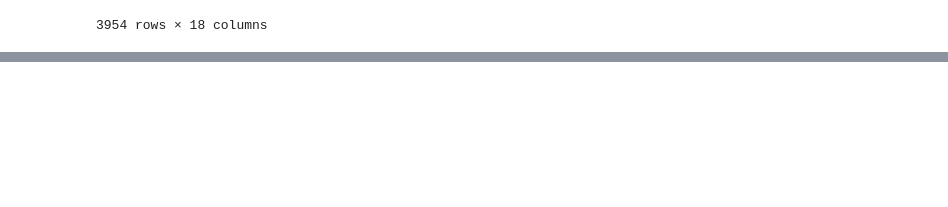
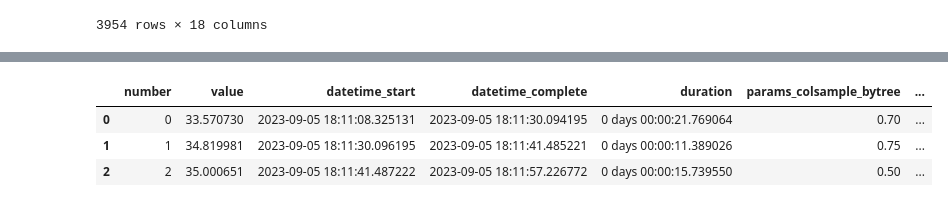
Before and after one commit to AnMyeongGyu/dacon_new_drug, a Jupyter notebook: 01_base_model.ipynb, the cells around one changed output, grey strips where cells are left out. Cells and saved outputs as stored; diff of their text form; code cells hidden in the pictures; blank space fills up the shorter version.

```diff
--- a/01_base_model.ipynb
+++ b/01_base_model.ipynb
@@ -363,0 +407,5 @@ df_train_target
+# %%
+study = optuna.create_study(direction='minimize')
+study.optimize(objective, n_trials=3)
+print('Number of finished trials:', len(study.trials))
+print('Best trial:', study.best_trial.params)
@@ -363,0 +419,7 @@ df_train_target
+# %%
+study.trials_dataframe()
+# %% [output]
+|  | number | value | datetime_start | datetime_complete | duration | params_colsample_bytree | ... |
+| 0 | 0 | 33.570730 | 2023-09-05 18:11:08.325131 | 2023-09-05 18:11:30.094195 | 0 days 00:00:21.769064 | 0.70 | ... |
+| 1 | 1 | 34.819981 | 2023-09-05 18:11:30.096195 | 2023-09-05 18:11:41.485221 | 0 days 00:00:11.389026 | 0.75 | ... |
+| 2 | 2 | 35.000651 | 2023-09-05 18:11:41.487222 | 2023-09-05 18:11:57.226772 | 0 days 00:00:15.739550 | 0.50 | ... |
```
Also changed, not shown: parts of 25 cells of this notebook, 2 other files.
